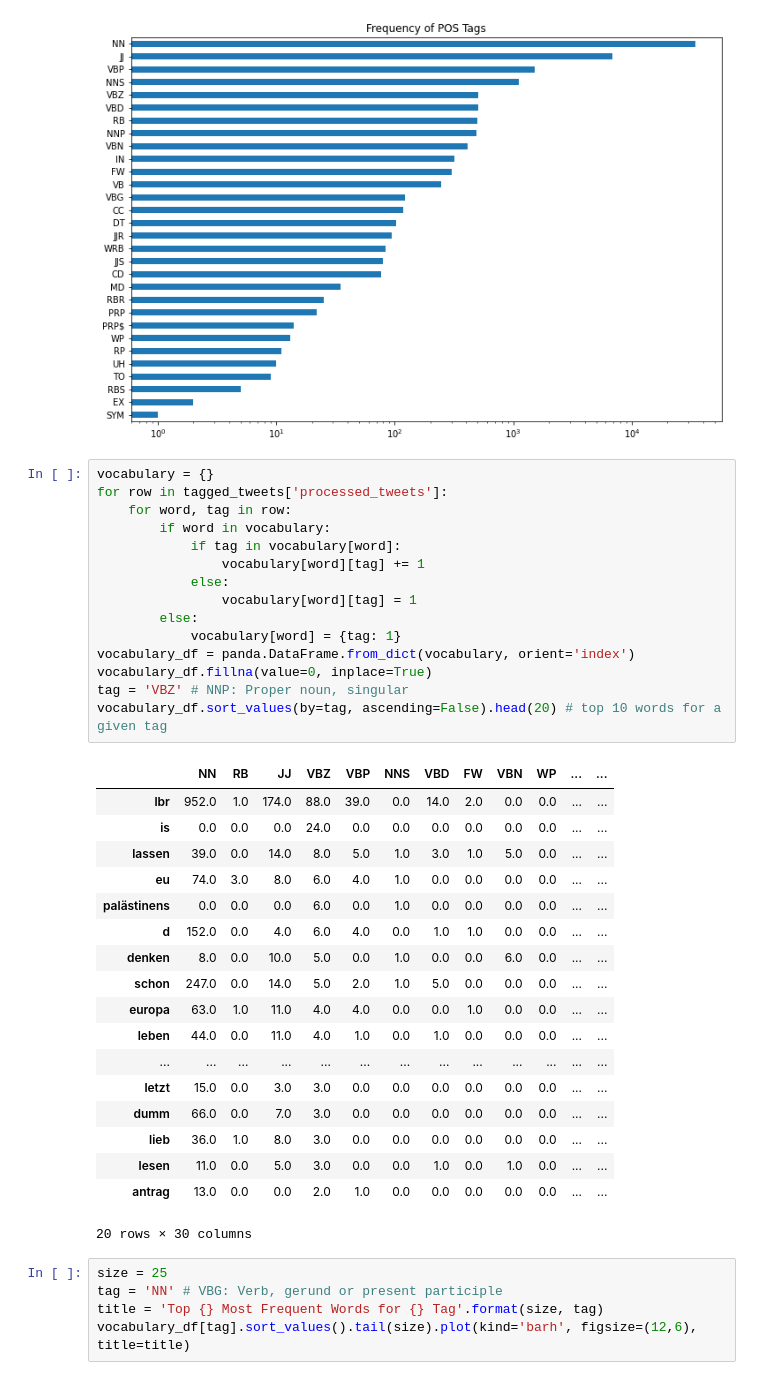
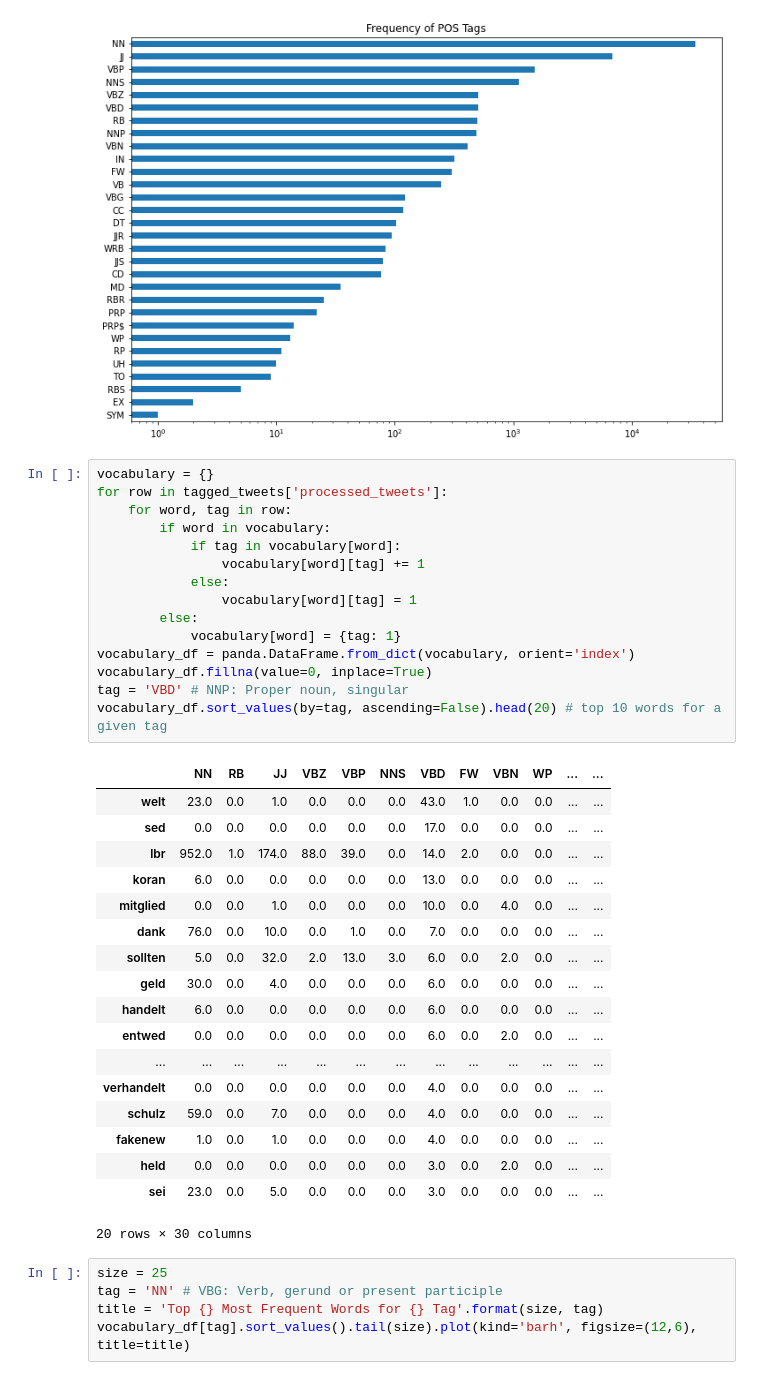
Before and after one commit to SexyRaxy/Software-Projekt, a Jupyter notebook: Test.ipynb, the cells around one changed output. Drawn from its saved outputs; the diff is of its cells as text.

```diff
--- a/Test.ipynb
+++ b/Test.ipynb
@@ -238,36 +238,36 @@ tagged_tweets[tag_set].sum().sort_values().plot(kind='barh', logx=True, figsize=
 # %%
 vocabulary = {}
 for row in tagged_tweets['processed_tweets']:
     for word, tag in row:
         if word in vocabulary:
             if tag in vocabulary[word]:
                 vocabulary[word][tag] += 1
             else:
                 vocabulary[word][tag] = 1
         else:
             vocabulary[word] = {tag: 1}
 vocabulary_df = panda.DataFrame.from_dict(vocabulary, orient='index')
 vocabulary_df.fillna(value=0, inplace=True)
-tag = 'VBZ' # NNP: Proper noun, singular
+tag = 'VBD' # NNP: Proper noun, singular
 vocabulary_df.sort_values(by=tag, ascending=False).head(20) # top 10 words for a given tag
 # %% [output]
 |  | NN | RB | JJ | VBZ | VBP | NNS | VBD | FW | VBN | WP | ... | ... |
+| welt | 23.0 | 0.0 | 1.0 | 0.0 | 0.0 | 0.0 | 43.0 | 1.0 | 0.0 | 0.0 | ... | ... |
+| sed | 0.0 | 0.0 | 0.0 | 0.0 | 0.0 | 0.0 | 17.0 | 0.0 | 0.0 | 0.0 | ... | ... |
 | lbr | 952.0 | 1.0 | 174.0 | 88.0 | 39.0 | 0.0 | 14.0 | 2.0 | 0.0 | 0.0 | ... | ... |
-| is | 0.0 | 0.0 | 0.0 | 24.0 | 0.0 | 0.0 | 0.0 | 0.0 | 0.0 | 0.0 | ... | ... |
-| lassen | 39.0 | 0.0 | 14.0 | 8.0 | 5.0 | 1.0 | 3.0 | 1.0 | 5.0 | 0.0 | ... | ... |
-| eu | 74.0 | 3.0 | 8.0 | 6.0 | 4.0 | 1.0 | 0.0 | 0.0 | 0.0 | 0.0 | ... | ... |
-| palästinens | 0.0 | 0.0 | 0.0 | 6.0 | 0.0 | 1.0 | 0.0 | 0.0 | 0.0 | 0.0 | ... | ... |
-| d | 152.0 | 0.0 | 4.0 | 6.0 | 4.0 | 0.0 | 1.0 | 1.0 | 0.0 | 0.0 | ... | ... |
-| denken | 8.0 | 0.0 | 10.0 | 5.0 | 0.0 | 1.0 | 0.0 | 0.0 | 6.0 | 0.0 | ... | ... |
-| schon | 247.0 | 0.0 | 14.0 | 5.0 | 2.0 | 1.0 | 5.0 | 0.0 | 0.0 | 0.0 | ... | ... |
-| europa | 63.0 | 1.0 | 11.0 | 4.0 | 4.0 | 0.0 | 0.0 | 1.0 | 0.0 | 0.0 | ... | ... |
-| leben | 44.0 | 0.0 | 11.0 | 4.0 | 1.0 | 0.0 | 1.0 | 0.0 | 0.0 | 0.0 | ... | ... |
+| koran | 6.0 | 0.0 | 0.0 | 0.0 | 0.0 | 0.0 | 13.0 | 0.0 | 0.0 | 0.0 | ... | ... |
+| mitglied | 0.0 | 0.0 | 1.0 | 0.0 | 0.0 | 0.0 | 10.0 | 0.0 | 4.0 | 0.0 | ... | ... |
+| dank | 76.0 | 0.0 | 10.0 | 0.0 | 1.0 | 0.0 | 7.0 | 0.0 | 0.0 | 0.0 | ... | ... |
+| sollten | 5.0 | 0.0 | 32.0 | 2.0 | 13.0 | 3.0 | 6.0 | 0.0 | 2.0 | 0.0 | ... | ... |
+| geld | 30.0 | 0.0 | 4.0 | 0.0 | 0.0 | 0.0 | 6.0 | 0.0 | 0.0 | 0.0 | ... | ... |
+| handelt | 6.0 | 0.0 | 0.0 | 0.0 | 0.0 | 0.0 | 6.0 | 0.0 | 0.0 | 0.0 | ... | ... |
+| entwed | 0.0 | 0.0 | 0.0 | 0.0 | 0.0 | 0.0 | 6.0 | 0.0 | 2.0 | 0.0 | ... | ... |
 | ... | ... | ... | ... | ... | ... | ... | ... | ... | ... | ... | ... | ... |
-| letzt | 15.0 | 0.0 | 3.0 | 3.0 | 0.0 | 0.0 | 0.0 | 0.0 | 0.0 | 0.0 | ... | ... |
-| dumm | 66.0 | 0.0 | 7.0 | 3.0 | 0.0 | 0.0 | 0.0 | 0.0 | 0.0 | 0.0 | ... | ... |
-| lieb | 36.0 | 1.0 | 8.0 | 3.0 | 0.0 | 0.0 | 0.0 | 0.0 | 0.0 | 0.0 | ... | ... |
-| lesen | 11.0 | 0.0 | 5.0 | 3.0 | 0.0 | 0.0 | 1.0 | 0.0 | 1.0 | 0.0 | ... | ... |
-| antrag | 13.0 | 0.0 | 0.0 | 2.0 | 1.0 | 0.0 | 0.0 | 0.0 | 0.0 | 0.0 | ... | ... |
+| verhandelt | 0.0 | 0.0 | 0.0 | 0.0 | 0.0 | 0.0 | 4.0 | 0.0 | 0.0 | 0.0 | ... | ... |
+| schulz | 59.0 | 0.0 | 7.0 | 0.0 | 0.0 | 0.0 | 4.0 | 0.0 | 0.0 | 0.0 | ... | ... |
+| fakenew | 1.0 | 0.0 | 1.0 | 0.0 | 0.0 | 0.0 | 4.0 | 0.0 | 0.0 | 0.0 | ... | ... |
+| held | 0.0 | 0.0 | 0.0 | 0.0 | 0.0 | 0.0 | 3.0 | 0.0 | 2.0 | 0.0 | ... | ... |
+| sei | 23.0 | 0.0 | 5.0 | 0.0 | 0.0 | 0.0 | 3.0 | 0.0 | 0.0 | 0.0 | ... | ... |
 20 rows × 30 columns
 # %%
 size = 25
```
Also changed, not shown: parts of 23 cells of this notebook, 2 other files.
